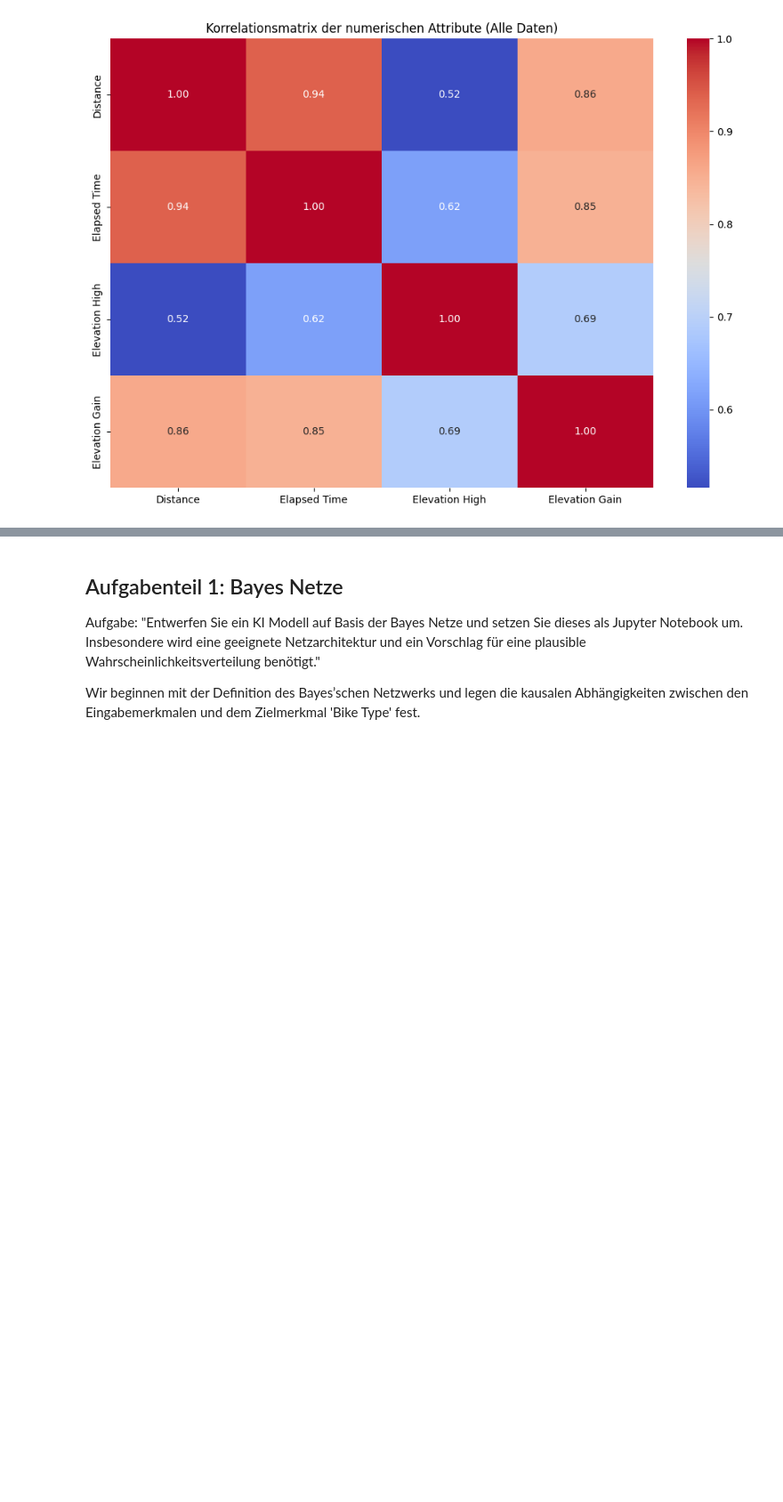
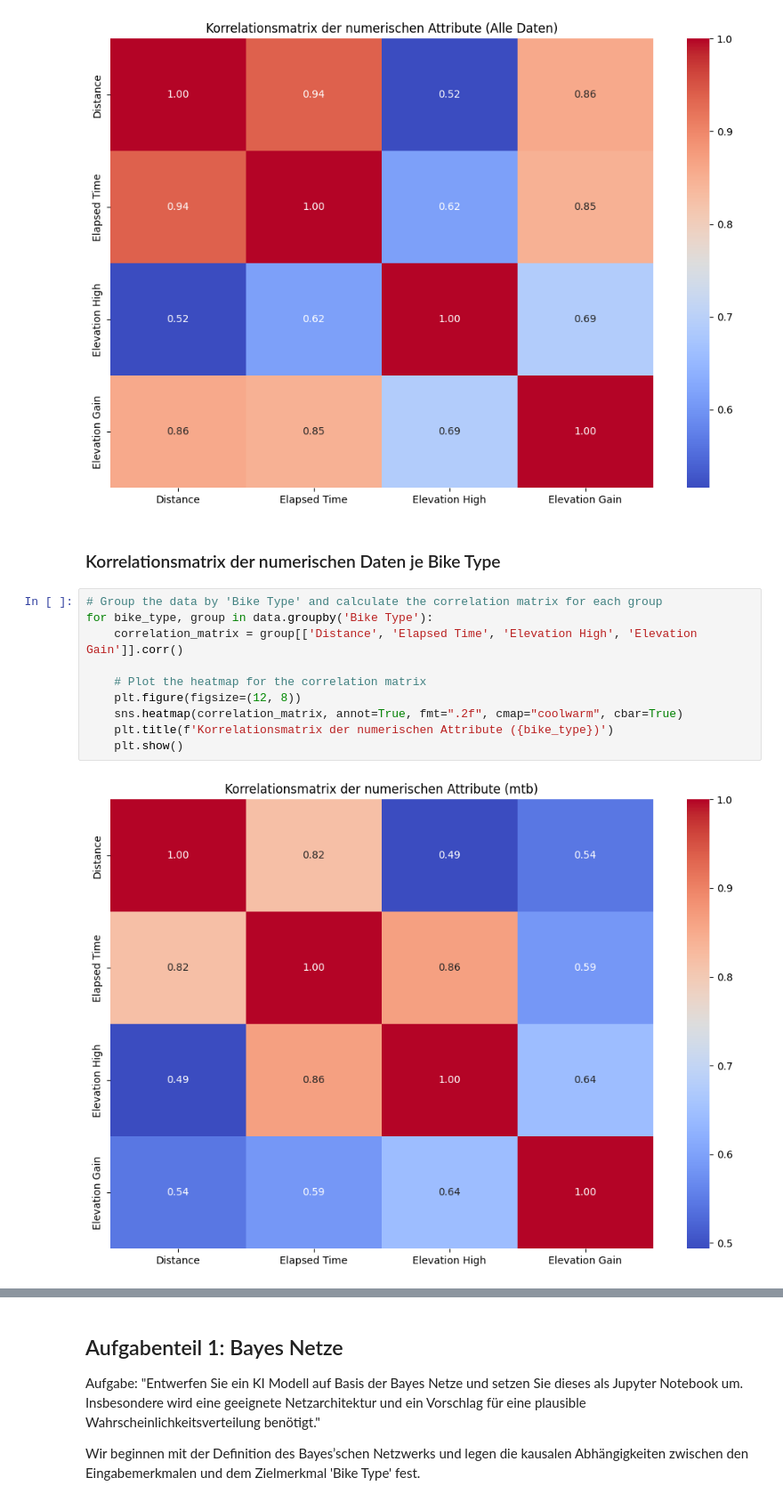
Before and after one commit to risky-dev-11/Laborarbeit---BAYES_CBR, a Jupyter notebook: Assignment_Bayes_CBR.ipynb, the cells around one changed output, grey strips where cells are left out. Shown at 89% size. Cells and saved outputs as stored; diff of their text form; blank space fills up the shorter version.

```diff
--- a/Assignment_Bayes_CBR.ipynb
+++ b/Assignment_Bayes_CBR.ipynb
@@ -214,3 +224,17 @@ plt.title('Korrelationsmatrix der numerischen Attribute (Alle Daten)')
 plt.show()
 # %% [output]
 [figure]
+# %% [markdown]
+### Korrelationsmatrix der numerischen Daten je Bike Type
+# %%
+# Group the data by 'Bike Type' and calculate the correlation matrix for each group
+for bike_type, group in data.groupby('Bike Type'):
+    correlation_matrix = group[['Distance', 'Elapsed Time', 'Elevation High', 'Elevation Gain']].corr()
+
+    # Plot the heatmap for the correlation matrix
+    plt.figure(figsize=(12, 8))
+    sns.heatmap(correlation_matrix, annot=True, fmt=".2f", cmap="coolwarm", cbar=True)
+    plt.title(f'Korrelationsmatrix der numerischen Attribute ({bike_type})')
+    plt.show()
+# %% [output]
+[figure, added]
```
Also changed, not shown: parts of 76 cells of this notebook.
